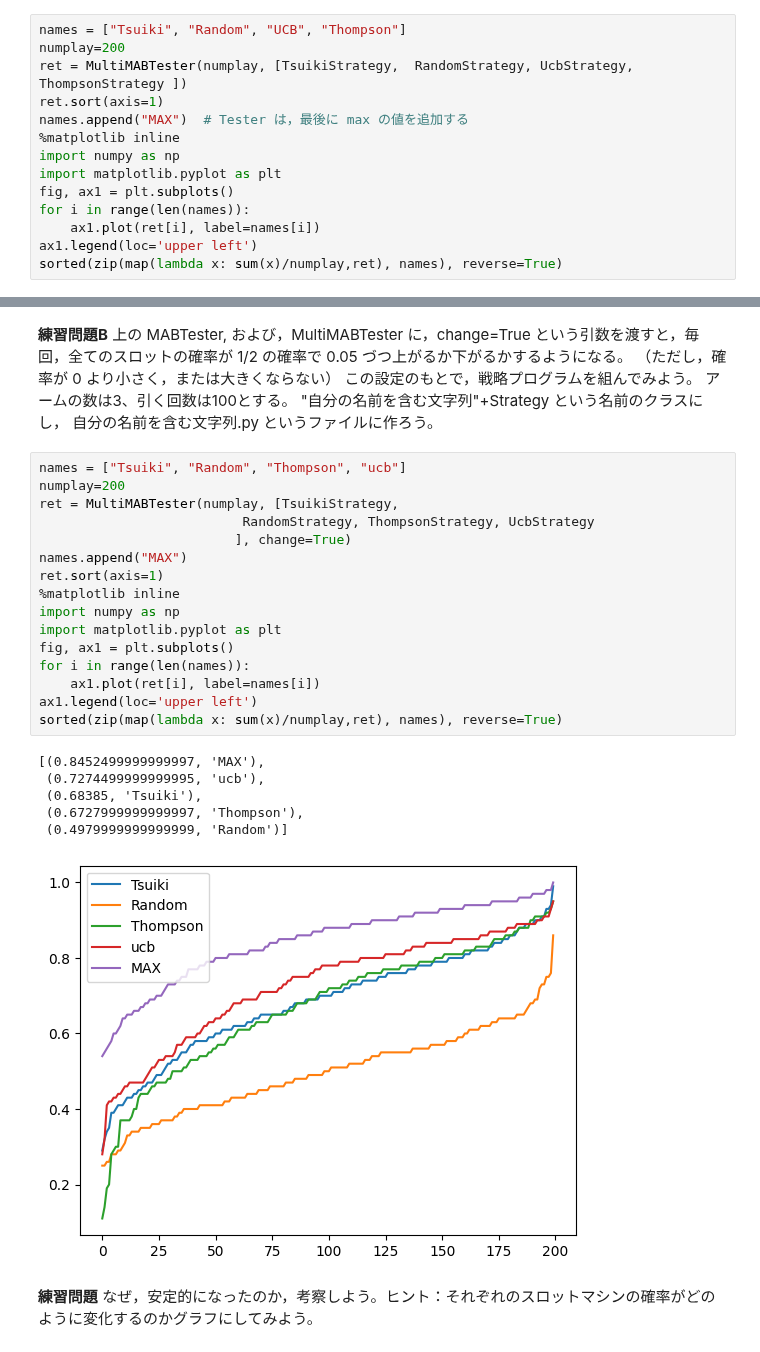
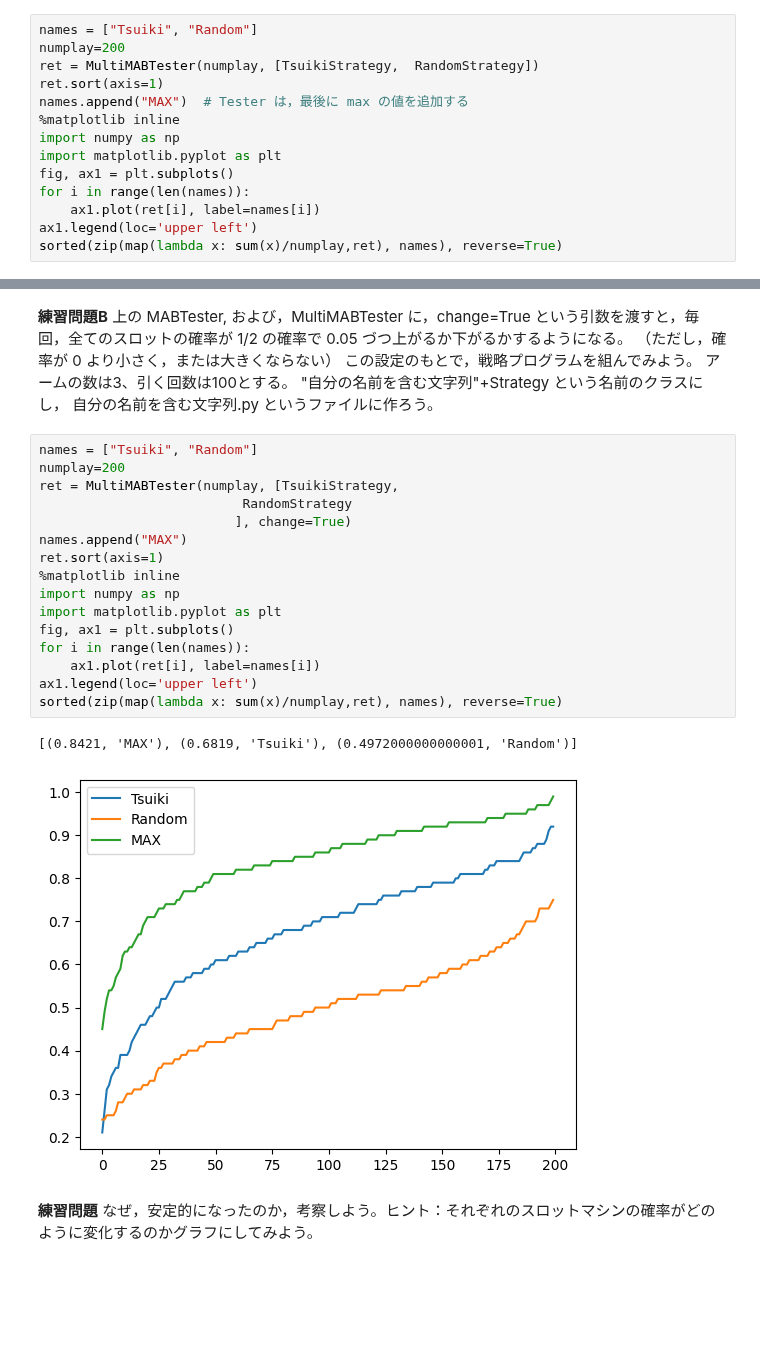
Before and after one commit to HidekiTsuiki/python, a Jupyter notebook: 10Bandit.ipynb, the cells around one changed output, grey strips where cells are left out. Cells and saved outputs as stored; diff of their text form; blank space fills up the shorter version.

```diff
--- a/10Bandit.ipynb
+++ b/10Bandit.ipynb
@@ -324,7 +273,7 @@ class ThompsonStrategy:
 # %%
-names = ["Tsuiki", "Random", "UCB", "Thompson"]
+names = ["Tsuiki", "Random"]
 numplay=200
-ret = MultiMABTester(numplay, [TsuikiStrategy,  RandomStrategy, UcbStrategy, ThompsonStrategy ])
+ret = MultiMABTester(numplay, [TsuikiStrategy,  RandomStrategy])
 ret.sort(axis=1)
 names.append("MAX")  # Tester は，最後に max の値を追加する
 %matplotlib inline
@@ -349,27 +296,23 @@ sorted(zip(map(lambda x: sum(x)/numplay,ret), names), reverse=True)
 アームの数は3、引く回数は100とする。
 "自分の名前を含む文字列"+Strategy という名前のクラスにし， 自分の名前を含む文字列.py というファイルに作ろう。
 # %%
-names = ["Tsuiki", "Random", "Thompson", "ucb"]
+names = ["Tsuiki", "Random"]
 numplay=200
 ret = MultiMABTester(numplay, [TsuikiStrategy,
-                          RandomStrategy, ThompsonStrategy, UcbStrategy
+                          RandomStrategy
                          ], change=True)
 names.append("MAX")
 ret.sort(axis=1)
 %matplotlib inline
 import numpy as np
 import matplotlib.pyplot as plt
 fig, ax1 = plt.subplots()
 for i in range(len(names)):
     ax1.plot(ret[i], label=names[i])
 ax1.legend(loc='upper left')
 sorted(zip(map(lambda x: sum(x)/numplay,ret), names), reverse=True)
 # %% [output]
-[(0.8452499999999997, 'MAX'),
- (0.7274499999999995, 'ucb'),
- (0.68385, 'Tsuiki'),
- (0.6727999999999997, 'Thompson'),
- (0.4979999999999999, 'Random')]
+[(0.8421, 'MAX'), (0.6819, 'Tsuiki'), (0.4972000000000001, 'Random')]
-[figure, old version]
+[figure, new version]
 # %% [markdown]
 **練習問題** なぜ，安定的になったのか，考察しよう。ヒント：それぞれのスロットマシンの確率がどのように変化するのかグラフにしてみよう。
```
Also changed, not shown: parts of 10 cells of this notebook, 1 other file.
